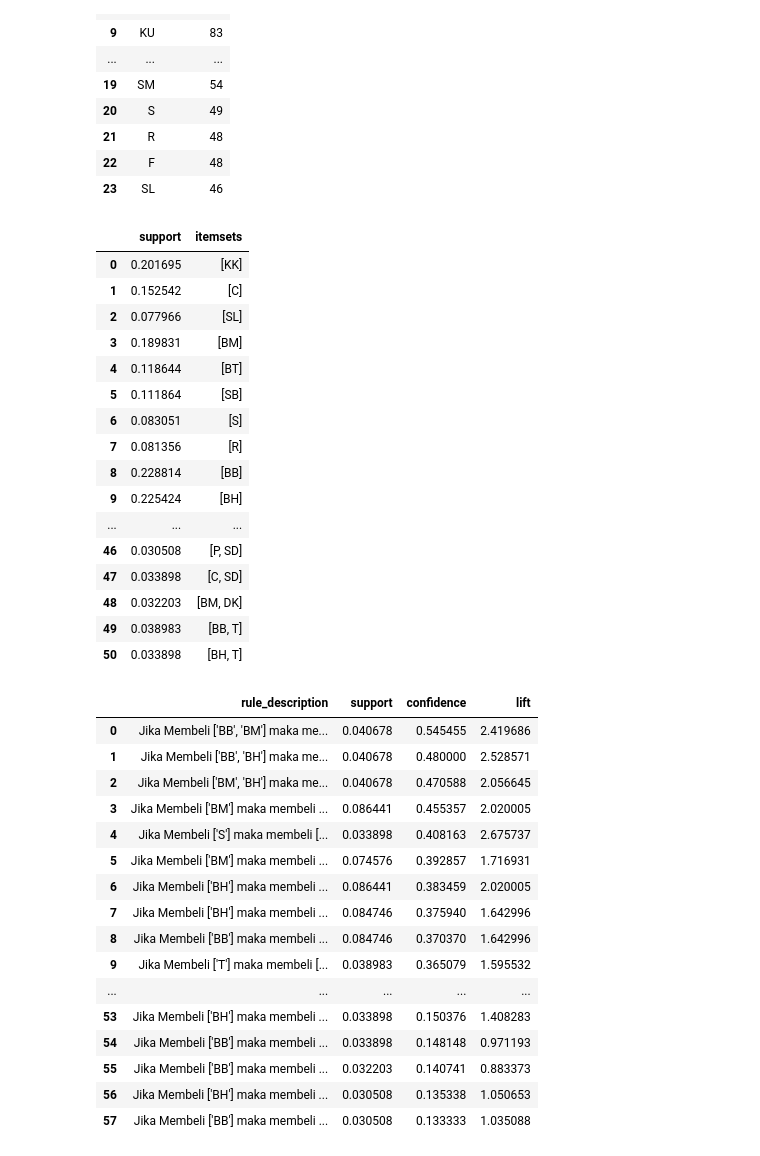
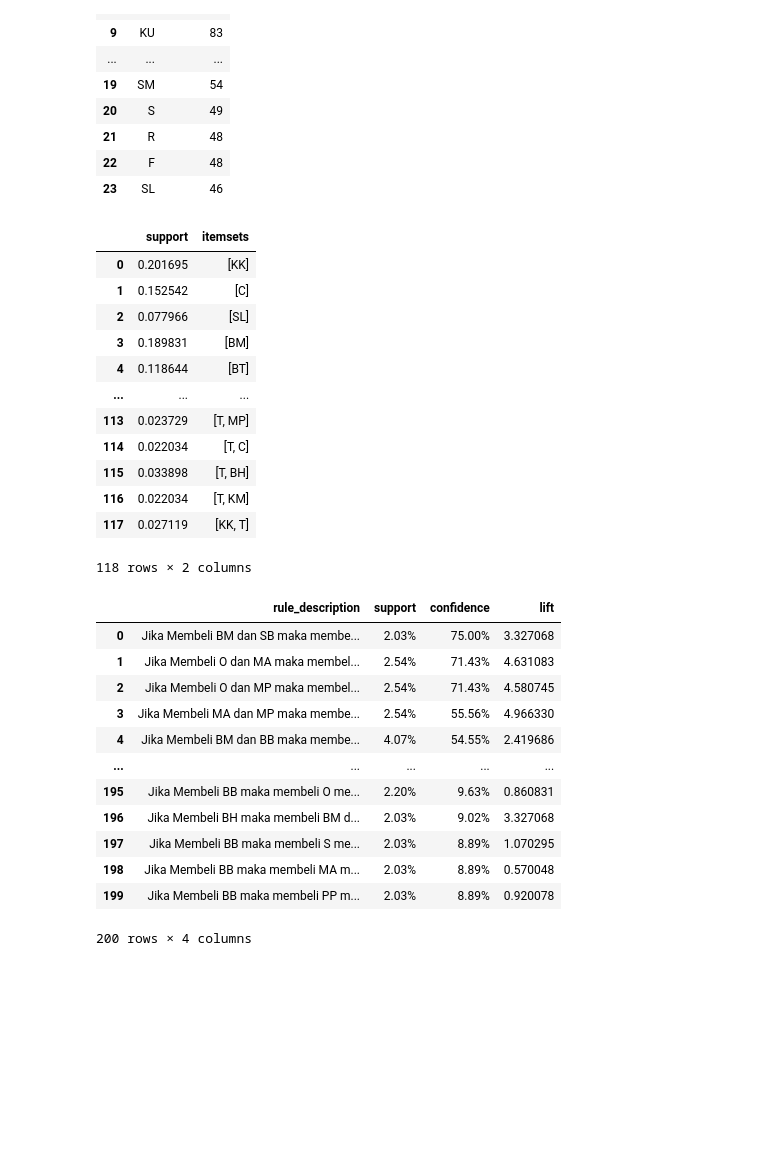
Before and after one commit to handriszaar11/tugasakhir, a Jupyter notebook: rekomendasi_produk.ipynb, the cells around one changed output. Saved outputs shown, nothing was run; the diff lists cells and outputs as text; code cells hidden in the pictures; blank space fills up the shorter version.

```diff
--- a/rekomendasi_produk.ipynb
+++ b/rekomendasi_produk.ipynb
@@ -181,7 +176,7 @@ rank_item
 | 22 | F | 48 |
 | 23 | SL | 46 |
 # %%
-frequent_item = fpgrowth(df, min_support=0.03, use_colnames=True)
+frequent_item = fpgrowth(df, min_support=0.02, use_colnames=True)
 frequent_item['itemsets'] = frequent_item['itemsets'].apply(lambda x: list(x))
 frequent_item
 # %% [output]
@@ -191,39 +186,39 @@ frequent_item
 | 2 | 0.077966 | [SL] |
 | 3 | 0.189831 | [BM] |
 | 4 | 0.118644 | [BT] |
-| 5 | 0.111864 | [SB] |
-| 6 | 0.083051 | [S] |
-| 7 | 0.081356 | [R] |
-| 8 | 0.228814 | [BB] |
-| 9 | 0.225424 | [BH] |
 | ... | ... | ... |
-| 46 | 0.030508 | [P, SD] |
-| 47 | 0.033898 | [C, SD] |
-| 48 | 0.032203 | [BM, DK] |
-| 49 | 0.038983 | [BB, T] |
-| 50 | 0.033898 | [BH, T] |
+| 113 | 0.023729 | [T, MP] |
+| 114 | 0.022034 | [T, C] |
+| 115 | 0.033898 | [T, BH] |
+| 116 | 0.022034 | [T, KM] |
+| 117 | 0.027119 | [KK, T] |
+118 rows × 2 columns
 # %%
 rules = association_rules(frequent_item, metric="confidence", min_threshold=0.05)
 rules = rules.drop_duplicates(subset=['antecedents', 'consequents']).sort_values(by='confidence', ascending=False).reset_index(drop=True)
 rules['antecedents'] = rules['antecedents'].apply(lambda x: list(x))
 rules['consequents'] = rules['consequents'].apply(lambda x: list(x))
-rules['rule_description'] = rules.apply(lambda x: f"Jika Membeli {x['antecedents']} maka membeli {x['consequents']}", axis=1)
+rules['support'] = rules['support'] * 100
+rules['confidence'] = rules['confidence'] * 100
+rules['antecedents'].explode()
+rules['consequents'].explode()
+rules['antecedents'] = rules['antecedents'].apply(lambda x: ' dan '.join(x))
+rules['consequents'] = rules['consequents'].apply(lambda x: ' dan '.join(x))
+rules['support'] = rules['support'].map("{:.2f}%".format)
+rules['confidence'] = rules['confidence'].map("{:.2f}%".format)
+rules['rule_description'] = rules.apply(lambda x: f"Jika Membeli {x['antecedents']} maka membeli {x['consequents']} memiliki nilai confidence sebesar {x['confidence']} serta memiliki nilai support {x['support']}", axis=1)
 rules[['rule_description', 'support', 'confidence', 'lift']]
 # %% [output]
 |  | rule_description | support | confidence | lift |
-| 0 | Jika Membeli ['BB', 'BM'] maka me... | 0.040678 | 0.545455 | 2.419686 |
-| 1 | Jika Membeli ['BB', 'BH'] maka me... | 0.040678 | 0.480000 | 2.528571 |
-| 2 | Jika Membeli ['BM', 'BH'] maka me... | 0.040678 | 0.470588 | 2.056645 |
-| 3 | Jika Membeli ['BM'] maka membeli ... | 0.086441 | 0.455357 | 2.020005 |
-| 4 | Jika Membeli ['S'] maka membeli [... | 0.033898 | 0.408163 | 2.675737 |
-| 5 | Jika Membeli ['BM'] maka membeli ... | 0.074576 | 0.392857 | 1.716931 |
-| 6 | Jika Membeli ['BH'] maka membeli ... | 0.086441 | 0.383459 | 2.020005 |
-| 7 | Jika Membeli ['BH'] maka membeli ... | 0.084746 | 0.375940 | 1.642996 |
-| 8 | Jika Membeli ['BB'] maka membeli ... | 0.084746 | 0.370370 | 1.642996 |
-| 9 | Jika Membeli ['T'] maka membeli [... | 0.038983 | 0.365079 | 1.595532 |
+| 0 | Jika Membeli BM dan SB maka membe... | 2.03% | 75.00% | 3.327068 |
+| 1 | Jika Membeli O dan MA maka membel... | 2.54% | 71.43% | 4.631083 |
+| 2 | Jika Membeli O dan MP maka membel... | 2.54% | 71.43% | 4.580745 |
+| 3 | Jika Membeli MA dan MP maka membe... | 2.54% | 55.56% | 4.966330 |
+| 4 | Jika Membeli BM dan BB maka membe... | 4.07% | 54.55% | 2.419686 |
 | ... | ... | ... | ... | ... |
-| 53 | Jika Membeli ['BH'] maka membeli ... | 0.033898 | 0.150376 | 1.408283 |
-| 54 | Jika Membeli ['BB'] maka membeli ... | 0.033898 | 0.148148 | 0.971193 |
-| 55 | Jika Membeli ['BB'] maka membeli ... | 0.032203 | 0.140741 | 0.883373 |
-| 56 | Jika Membeli ['BH'] maka membeli ... | 0.030508 | 0.135338 | 1.050653 |
-| 57 | Jika Membeli ['BB'] maka membeli ... | 0.030508 | 0.133333 | 1.035088 |
+| 195 | Jika Membeli BB maka membeli O me... | 2.20% | 9.63% | 0.860831 |
+| 196 | Jika Membeli BH maka membeli BM d... | 2.03% | 9.02% | 3.327068 |
+| 197 | Jika Membeli BB maka membeli S me... | 2.03% | 8.89% | 1.070295 |
+| 198 | Jika Membeli BB maka membeli MA m... | 2.03% | 8.89% | 0.570048 |
+| 199 | Jika Membeli BB maka membeli PP m... | 2.03% | 8.89% | 0.920078 |
+200 rows × 4 columns
```
Also changed, not shown: parts of 1 cell of this notebook, 3 other files.
